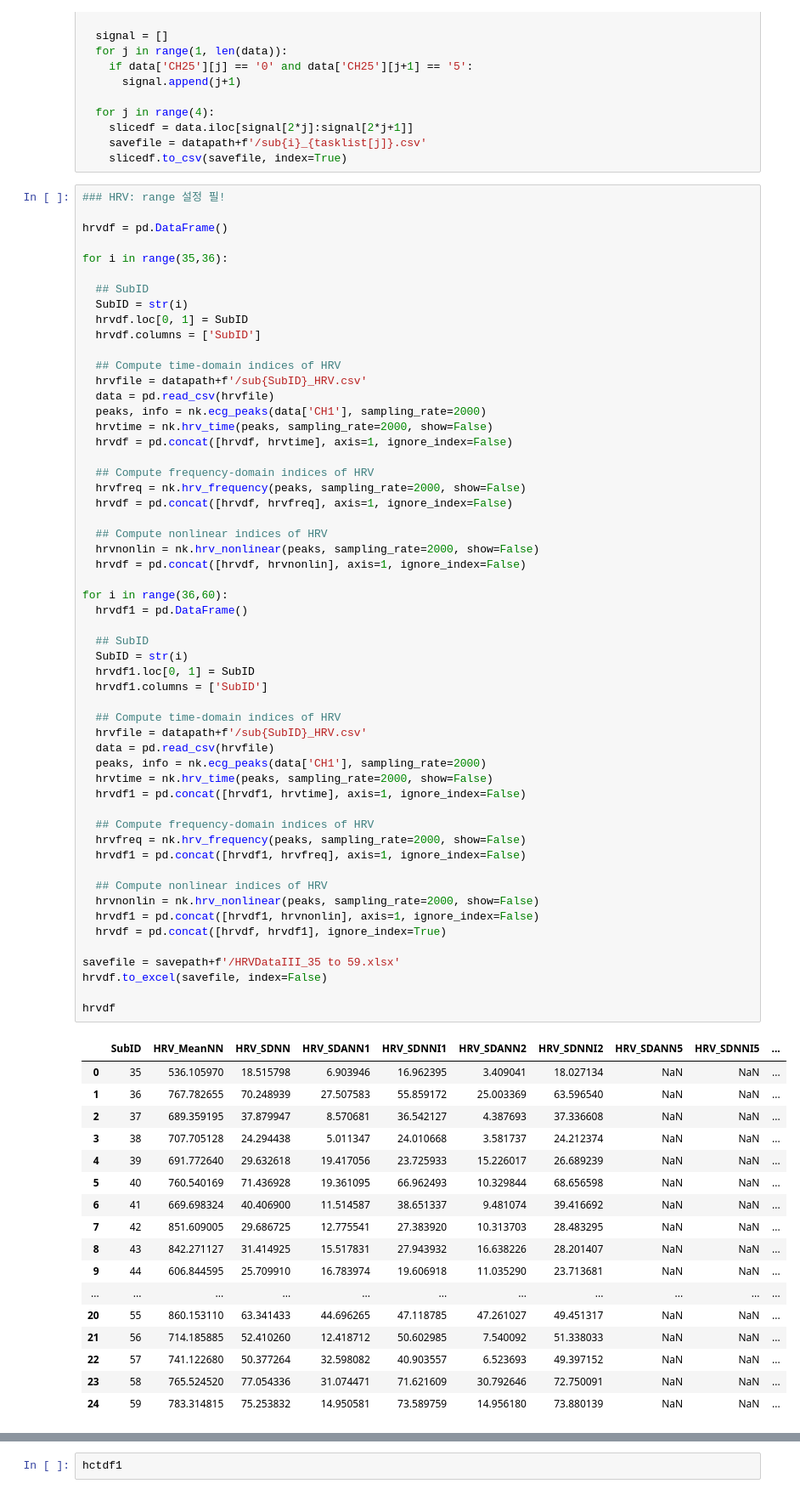
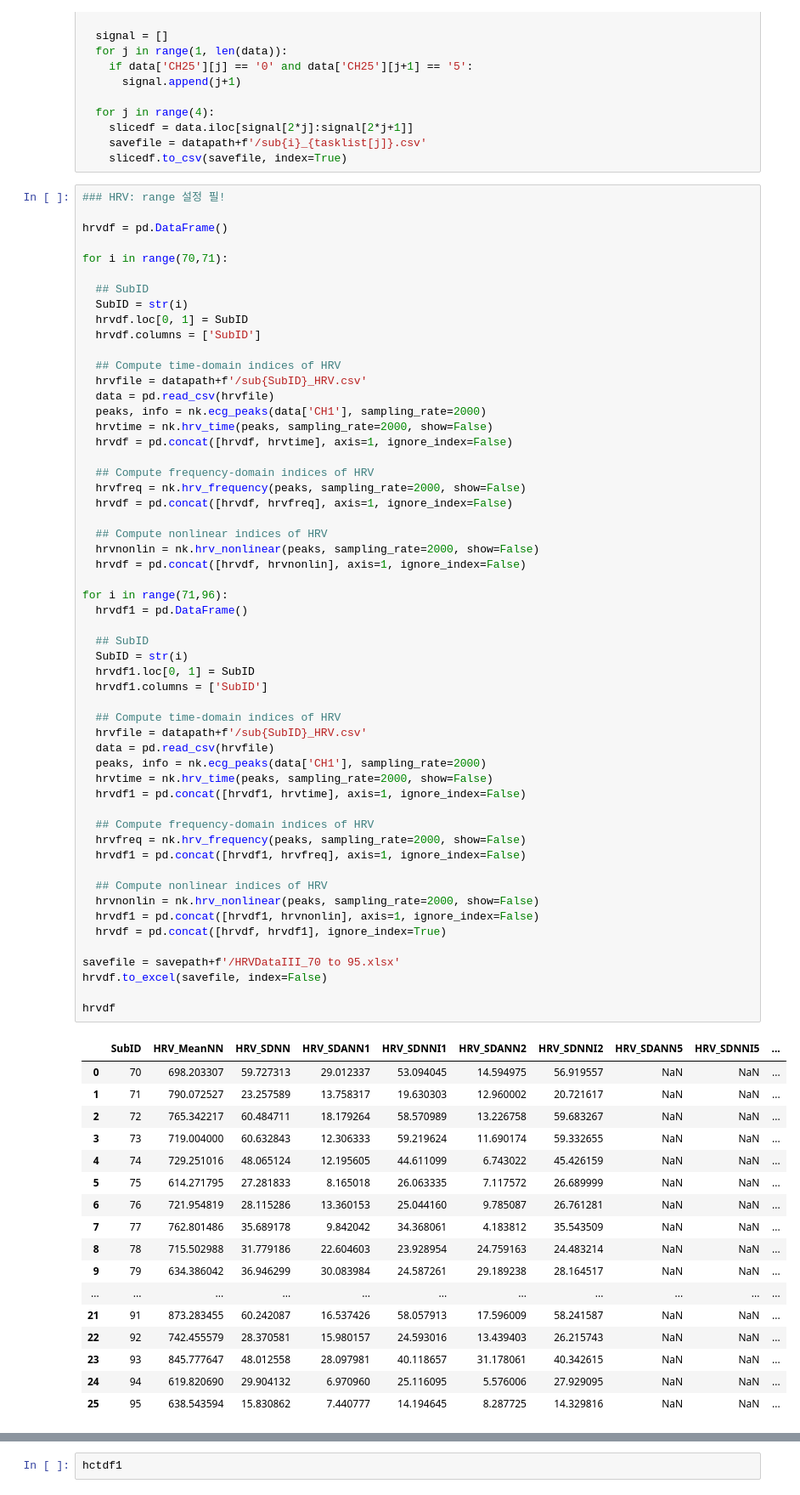
Before and after one commit to daonly/personal, a Jupyter notebook: [Conf]_physio.ipynb, the cells around one changed output, grey strips where cells are left out. Shown: that part at 85% size. Cells and saved outputs as stored; diff of their text form.

```diff
--- a/[Conf]_physio.ipynb
+++ b/[Conf]_physio.ipynb
@@ -84,7 +84,7 @@ for i in range(32, 33):
 
 hrvdf = pd.DataFrame()
 
-for i in range(35,36):
+for i in range(70,71):
 
   ## SubID
   SubID = str(i)
@@ -106,49 +106,49 @@ for i in range(35,36):
   hrvnonlin = nk.hrv_nonlinear(peaks, sampling_rate=2000, show=False)
   hrvdf = pd.concat([hrvdf, hrvnonlin], axis=1, ignore_index=False)
 
-for i in range(36,60):
+for i in range(71,96):
   hrvdf1 = pd.DataFrame()
 
   ## SubID
   SubID = str(i)
   hrvdf1.loc[0, 1] = SubID
   hrvdf1.columns = ['SubID']
 
   ## Compute time-domain indices of HRV
   hrvfile = datapath+f'/sub{SubID}_HRV.csv'
   data = pd.read_csv(hrvfile)
   peaks, info = nk.ecg_peaks(data['CH1'], sampling_rate=2000)
   hrvtime = nk.hrv_time(peaks, sampling_rate=2000, show=False)
   hrvdf1 = pd.concat([hrvdf1, hrvtime], axis=1, ignore_index=False)
 
   ## Compute frequency-domain indices of HRV
   hrvfreq = nk.hrv_frequency(peaks, sampling_rate=2000, show=False)
   hrvdf1 = pd.concat([hrvdf1, hrvfreq], axis=1, ignore_index=False)
 
   ## Compute nonlinear indices of HRV
   hrvnonlin = nk.hrv_nonlinear(peaks, sampling_rate=2000, show=False)
   hrvdf1 = pd.concat([hrvdf1, hrvnonlin], axis=1, ignore_index=False)
   hrvdf = pd.concat([hrvdf, hrvdf1], ignore_index=True)
 
-savefile = savepath+f'/HRVDataIII_35 to 59.xlsx'
+savefile = savepath+f'/HRVDataIII_70 to 95.xlsx'
 hrvdf.to_excel(savefile, index=False)
 
 hrvdf
 # %% [output]
 |  | SubID | HRV_MeanNN | HRV_SDNN | HRV_SDANN1 | HRV_SDNNI1 | HRV_SDANN2 | HRV_SDNNI2 | HRV_SDANN5 | HRV_SDNNI5 | ... |
-| 0 | 35 | 536.105970 | 18.515798 | 6.903946 | 16.962395 | 3.409041 | 18.027134 | NaN | NaN | ... |
-| 1 | 36 | 767.782655 | 70.248939 | 27.507583 | 55.859172 | 25.003369 | 63.596540 | NaN | NaN | ... |
-| 2 | 37 | 689.359195 | 37.879947 | 8.570681 | 36.542127 | 4.387693 | 37.336608 | NaN | NaN | ... |
-| 3 | 38 | 707.705128 | 24.294438 | 5.011347 | 24.010668 | 3.581737 | 24.212374 | NaN | NaN | ... |
-| 4 | 39 | 691.772640 | 29.632618 | 19.417056 | 23.725933 | 15.226017 | 26.689239 | NaN | NaN | ... |
-| 5 | 40 | 760.540169 | 71.436928 | 19.361095 | 66.962493 | 10.329844 | 68.656598 | NaN | NaN | ... |
-| 6 | 41 | 669.698324 | 40.406900 | 11.514587 | 38.651337 | 9.481074 | 39.416692 | NaN | NaN | ... |
-| 7 | 42 | 851.609005 | 29.686725 | 12.775541 | 27.383920 | 10.313703 | 28.483295 | NaN | NaN | ... |
-| 8 | 43 | 842.271127 | 31.414925 | 15.517831 | 27.943932 | 16.638226 | 28.201407 | NaN | NaN | ... |
-| 9 | 44 | 606.844595 | 25.709910 | 16.783974 | 19.606918 | 11.035290 | 23.713681 | NaN | NaN | ... |
+| 0 | 70 | 698.203307 | 59.727313 | 29.012337 | 53.094045 | 14.594975 | 56.919557 | NaN | NaN | ... |
+| 1 | 71 | 790.072527 | 23.257589 | 13.758317 | 19.630303 | 12.960002 | 20.721617 | NaN | NaN | ... |
+| 2 | 72 | 765.342217 | 60.484711 | 18.179264 | 58.570989 | 13.226758 | 59.683267 | NaN | NaN | ... |
+| 3 | 73 | 719.004000 | 60.632843 | 12.306333 | 59.219624 | 11.690174 | 59.332655 | NaN | NaN | ... |
+| 4 | 74 | 729.251016 | 48.065124 | 12.195605 | 44.611099 | 6.743022 | 45.426159 | NaN | NaN | ... |
+| 5 | 75 | 614.271795 | 27.281833 | 8.165018 | 26.063335 | 7.117572 | 26.689999 | NaN | NaN | ... |
+| 6 | 76 | 721.954819 | 28.115286 | 13.360153 | 25.044160 | 9.785087 | 26.761281 | NaN | NaN | ... |
+| 7 | 77 | 762.801486 | 35.689178 | 9.842042 | 34.368061 | 4.183812 | 35.543509 | NaN | NaN | ... |
+| 8 | 78 | 715.502988 | 31.779186 | 22.604603 | 23.928954 | 24.759163 | 24.483214 | NaN | NaN | ... |
+| 9 | 79 | 634.386042 | 36.946299 | 30.083984 | 24.587261 | 29.189238 | 28.164517 | NaN | NaN | ... |
 | ... | ... | ... | ... | ... | ... | ... | ... | ... | ... | ... |
-| 20 | 55 | 860.153110 | 63.341433 | 44.696265 | 47.118785 | 47.261027 | 49.451317 | NaN | NaN | ... |
-| 21 | 56 | 714.185885 | 52.410260 | 12.418712 | 50.602985 | 7.540092 | 51.338033 | NaN | NaN | ... |
-| 22 | 57 | 741.122680 | 50.377264 | 32.598082 | 40.903557 | 6.523693 | 49.397152 | NaN | NaN | ... |
-| 23 | 58 | 765.524520 | 77.054336 | 31.074471 | 71.621609 | 30.792646 | 72.750091 | NaN | NaN | ... |
-| 24 | 59 | 783.314815 | 75.253832 | 14.950581 | 73.589759 | 14.956180 | 73.880139 | NaN | NaN | ... |
+| 21 | 91 | 873.283455 | 60.242087 | 16.537426 | 58.057913 | 17.596009 | 58.241587 | NaN | NaN | ... |
+| 22 | 92 | 742.455579 | 28.370581 | 15.980157 | 24.593016 | 13.439403 | 26.215743 | NaN | NaN | ... |
+| 23 | 93 | 845.777647 | 48.012558 | 28.097981 | 40.118657 | 31.178061 | 40.342615 | NaN | NaN | ... |
+| 24 | 94 | 619.820690 | 29.904132 | 6.970960 | 25.116095 | 5.576006 | 27.929095 | NaN | NaN | ... |
+| 25 | 95 | 638.543594 | 15.830862 | 7.440777 | 14.194645 | 8.287725 | 14.329816 | NaN | NaN | ... |
```
Also changed, not shown: parts of 4 cells of this notebook.
